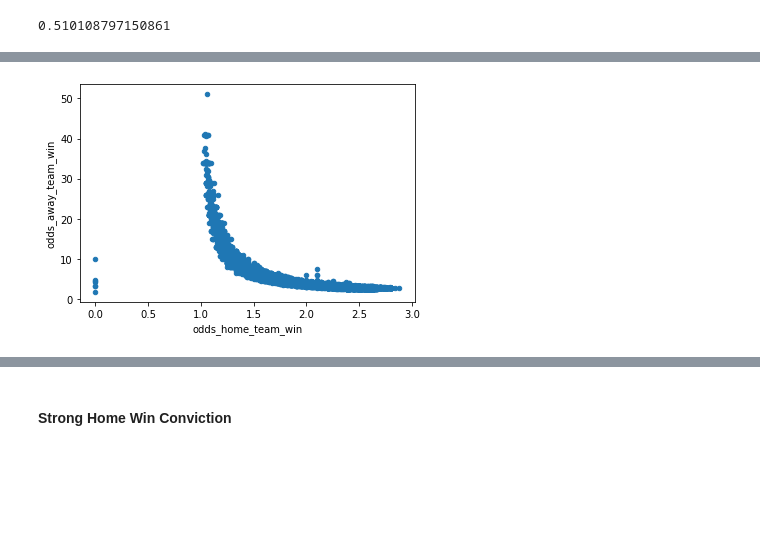
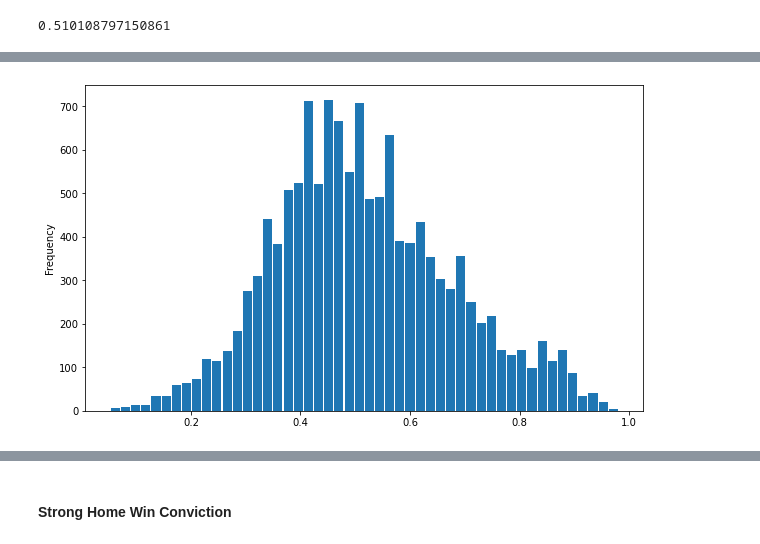
Before and after one commit to peterduronelly/datachallenge, a Jupyter notebook: 010_EDA.ipynb, the cells around one changed output, grey strips where cells are left out. Cells and saved outputs as stored; diff of their text form; code cells hidden in the pictures; blank space fills up the shorter version.

```diff
--- a/010_EDA.ipynb
+++ b/010_EDA.ipynb
@@ -143,4 +193,4 @@ df[df.home_win_predicted == 1]['odds_home_team_win'].plot(kind = 'hist', bins =
-# %%
-df[df.home_win_predicted == 1].plot(kind = 'scatter', x = 'odds_home_team_win', y = 'odds_away_team_win');
-# %% [output]
-[figure, removed]
+# %%
+df[df.home_win_flag == 1]['prob_home_win'].plot(kind = 'hist', bins = 50, rwidth = 0.9, figsize = (10,6));
+# %% [output]
+[figure, added]
```
Also changed, not shown: parts of 66 cells of this notebook, 17 other files.
